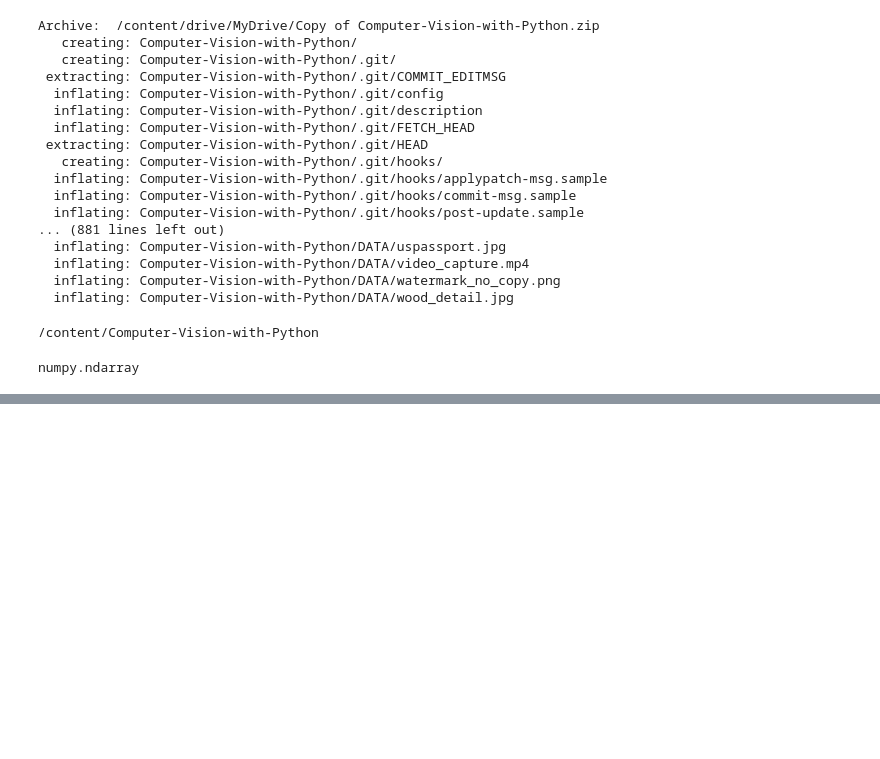
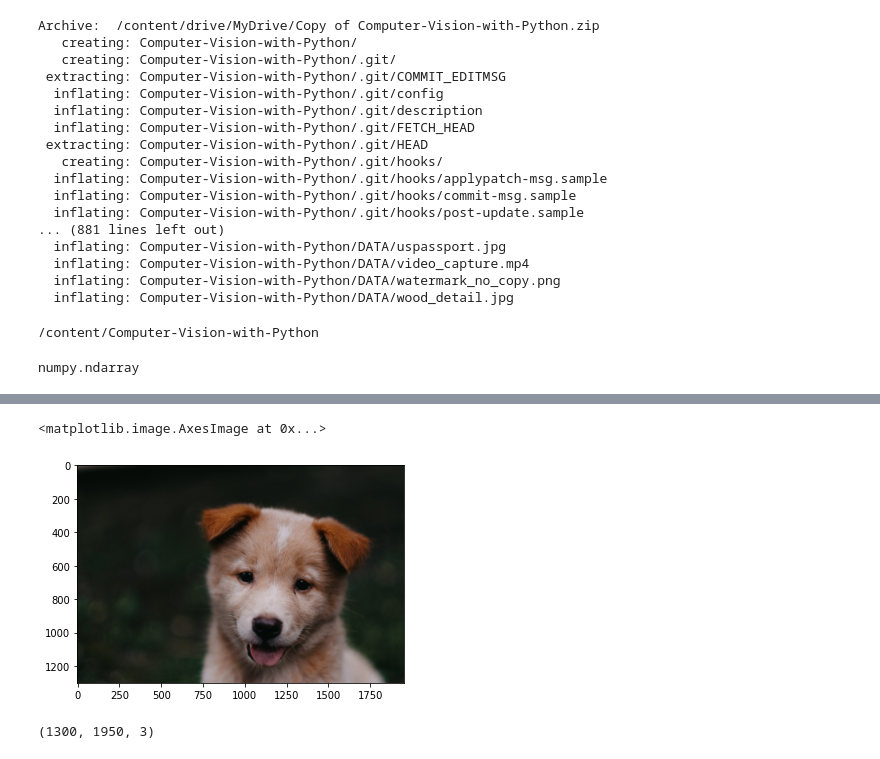
Before and after one commit to mamuncseru/opencv-learning, a Jupyter notebook: OpenCV_Learning.ipynb, the cells around one changed output, grey strips where cells are left out. Saved outputs shown, nothing was run; the diff lists cells and outputs as text; code cells hidden in the pictures; blank space fills up the shorter version.

```diff
--- a/OpenCV_Learning.ipynb
+++ b/OpenCV_Learning.ipynb
@@ -82,0 +97,9 @@ array([[[78, 81, 95],
+# %%
+plt.imshow(fix_img)
+# %% [output]
+<matplotlib.image.AxesImage at 0x...>
+[figure, added]
+# %%
+fix_img.shape
+# %% [output]
+(1300, 1950, 3)
```
Also changed, not shown: parts of 17 cells of this notebook.
